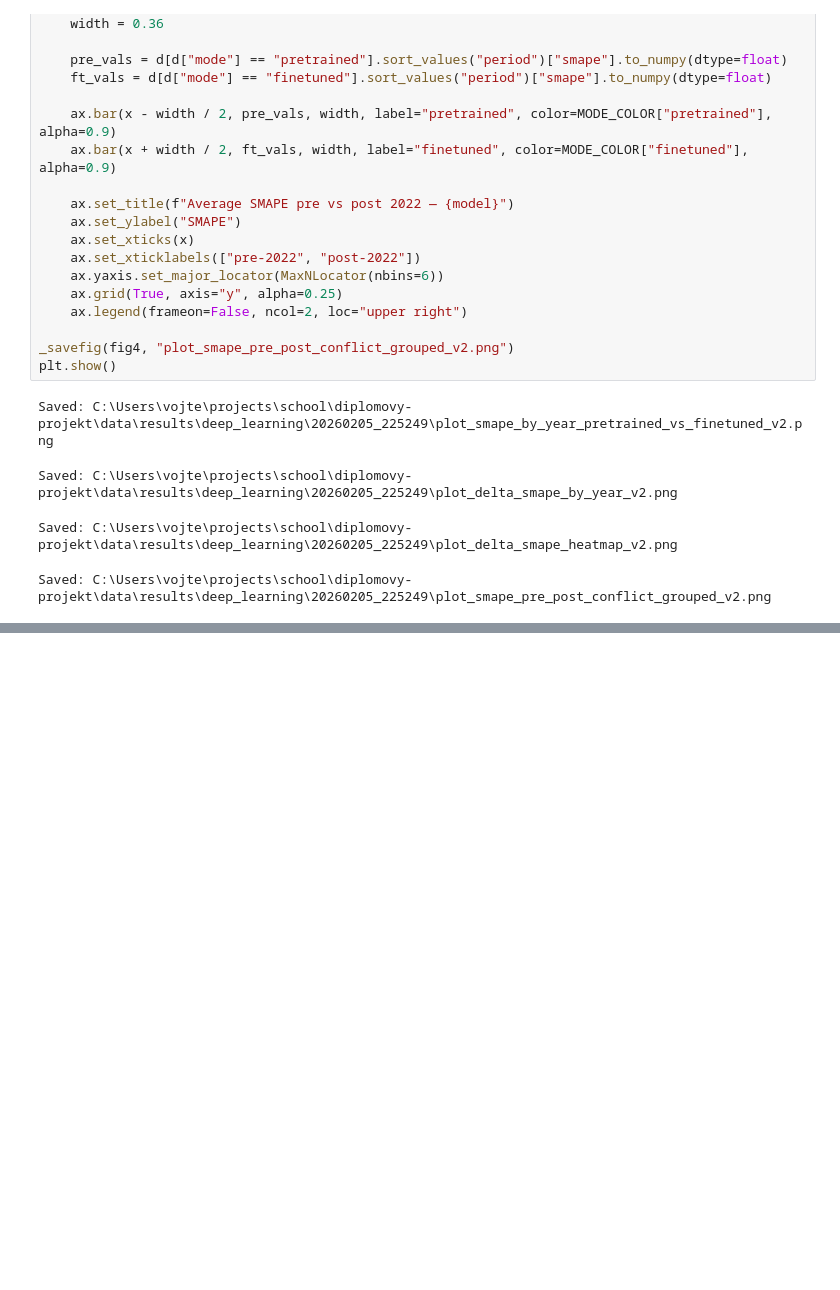
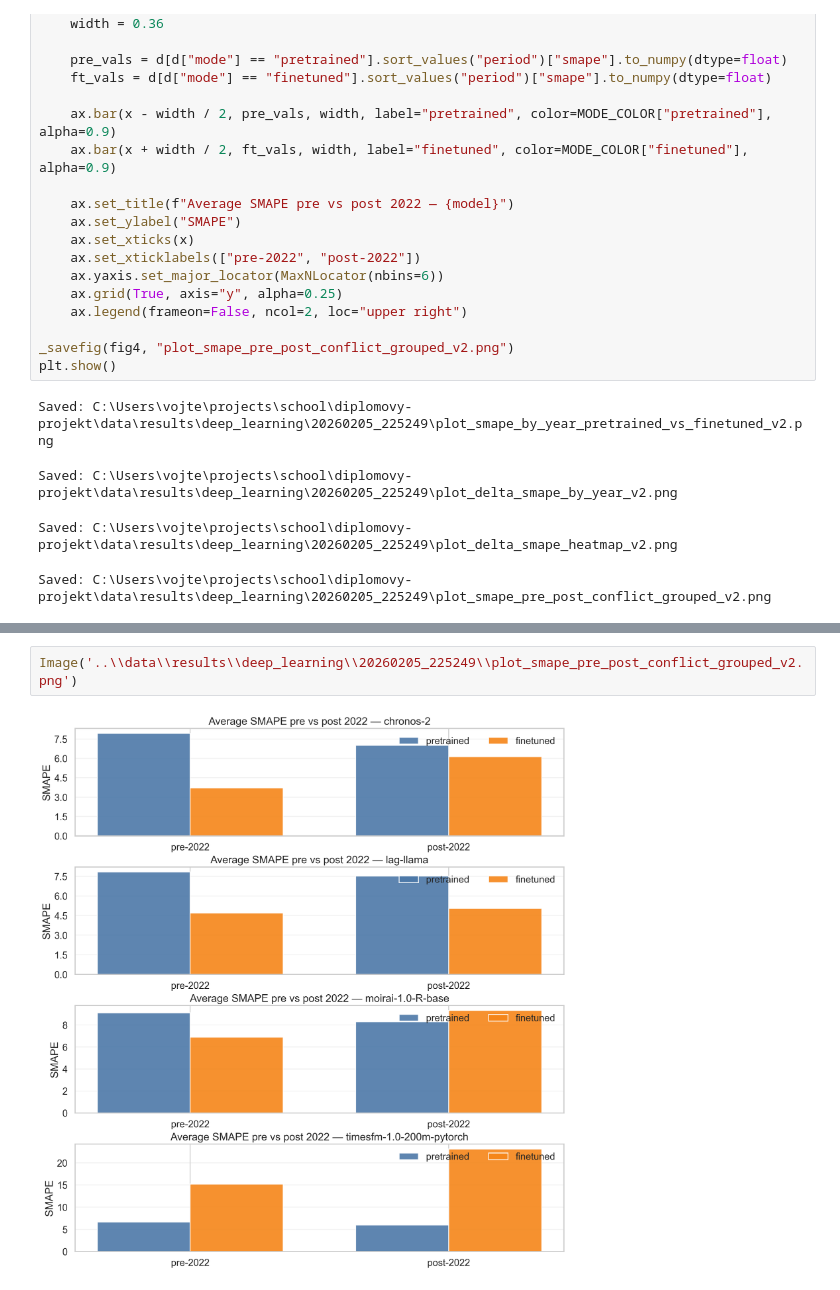
Before and after one commit to SLI0124/diplomovy-projekt, a Jupyter notebook: notebooks/deep_learning.ipynb, the cells around one changed output, grey strips where cells are left out. Cells and saved outputs as stored; diff of their text form; blank space fills up the shorter version.

```diff
--- a/notebooks/deep_learning.ipynb
+++ b/notebooks/deep_learning.ipynb
@@ -1840,0 +1852,4 @@ Saved: C:\Users\vojte\projects\school\diplomovy-projekt\data\results\deep_learni
+# %%
+Image('..\\data\\results\\deep_learning\\20260205_225249\\plot_smape_pre_post_conflict_grouped_v2.png')
+# %% [output]
+[figure, added]
```
Also changed, not shown: parts of 6 cells of this notebook.
